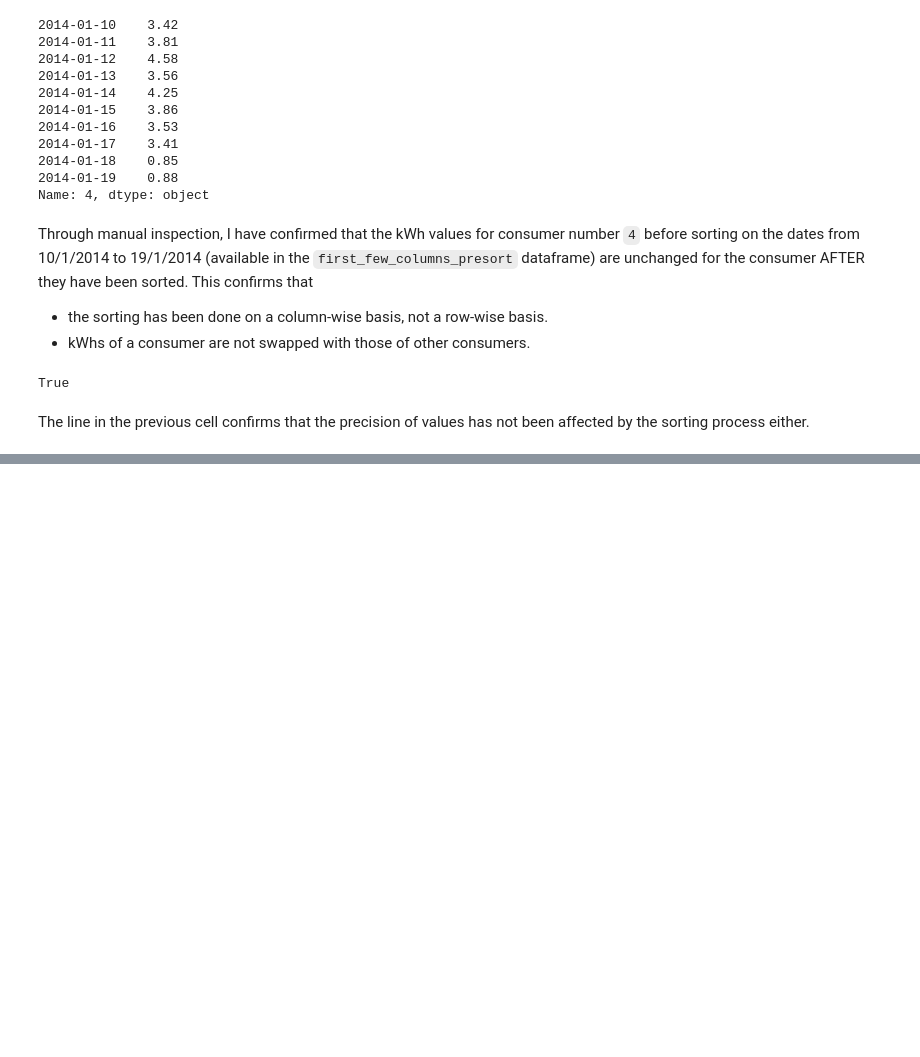
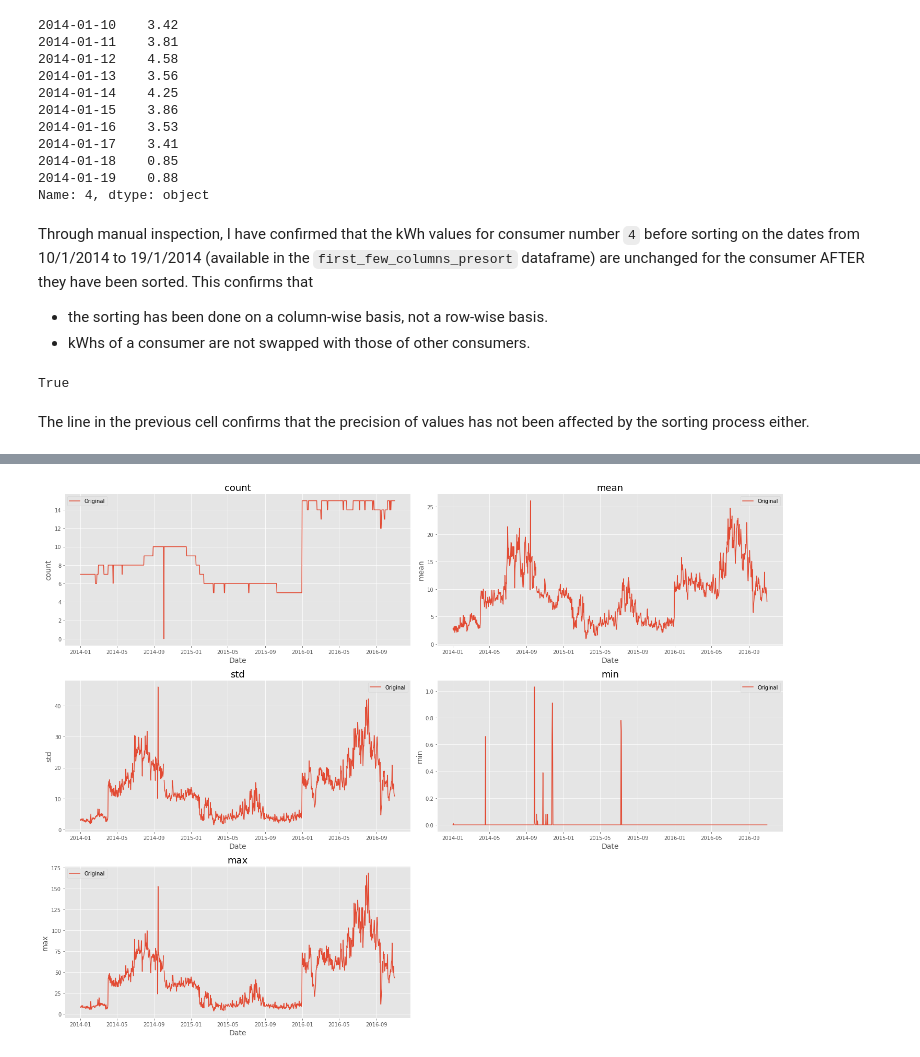
Before and after one commit to SMS-NED16/FYP-DL, a Jupyter notebook: fyp-assignments/03_Data_Preprocessing/Prepocessing_Tests.ipynb, the cells around one changed output, grey strips where cells are left out. Drawn from its saved outputs; the diff is of its cells as text; code cells hidden in the pictures; blank space fills up the shorter version.

Commit message:
Replace missing values and add visualizations

```diff
--- a/fyp-assignments/03_Data_Preprocessing/Prepocessing_Tests.ipynb
+++ b/fyp-assignments/03_Data_Preprocessing/Prepocessing_Tests.ipynb
@@ -84,7 +81,7 @@ END_ROW_IDX = START_ROW_IDX + NUM_CONSUMERS
 START_COL_IDX = 0
 START_KWHS_IDX = 2     # Days begin at index 2
 NUM_DAYS = 1034        # If I change this to 1,035, I get an assertion error for end col idx
-END_COL_IDX = START_COLS_IDX + START_KWHS_IDX + NUM_DAYS
+END_COL_IDX = START_COL_IDX + START_KWHS_IDX + NUM_DAYS
 
 # Assert no index out of bounds
 assert START_ROW_IDX >= 0
@@ -361,0 +394,2 @@ The line in the previous cell confirms that the precision of values has not been
+# %%
+description_df = sorted_df.describe()
@@ -361,0 +411,41 @@ The line in the previous cell confirms that the precision of values has not been
+# %%
+def plot_description_dataframe(original_data, processed_data=None, figsize=(20, 15),
+                            cols=['count', 'mean', 'std', 'min', 'max'],
+                              subplot_rows=3, subplot_cols=2,
+                              start_date_idx=2, end_date_idx=1036, is_interactive=False):
+    # Switch backend if required
+    if is_interactive:
+        %matplotlib notebook
+    else:
+        %matplotlib inline
+
+    # Dates will be used for all metrics
+    dates = original_data.columns[2:]
+
+    f = plt.figure()
+    fig_width, fig_height = figsize
+    f.set_figheight(fig_height)
+    f.set_figwidth(fig_width)
+
+    for (i, metric) in enumerate(cols):
+        # Create a subplot within a 2 x 3 grid
+        plt.subplot(subplot_rows, subplot_cols, i + 1)
+
+        # Plot the original data
+        plt.plot(dates, original_data.loc[cols[i]][2:], label='Original')
+
+        # If also comparing processed data, plot the same metric for it as well
+        if processed_data is not None:
+            plt.plot(dates, processed_data.loc[cols[i]][2:], label='Processed')
+
+        # Annotate the plot
+        plt.xlabel('Date', fontsize=14)
+        plt.ylabel(cols[i], fontsize=14)
+        plt.title(cols[i], fontsize=18)
+
+        plt.legend()
+        plt.tight_layout()
+# %%
+plot_description_dataframe(description_df, is_interactive=False)
+# %% [output]
+[figure, added]
```
Also changed, not shown: parts of 45 cells of this notebook.
